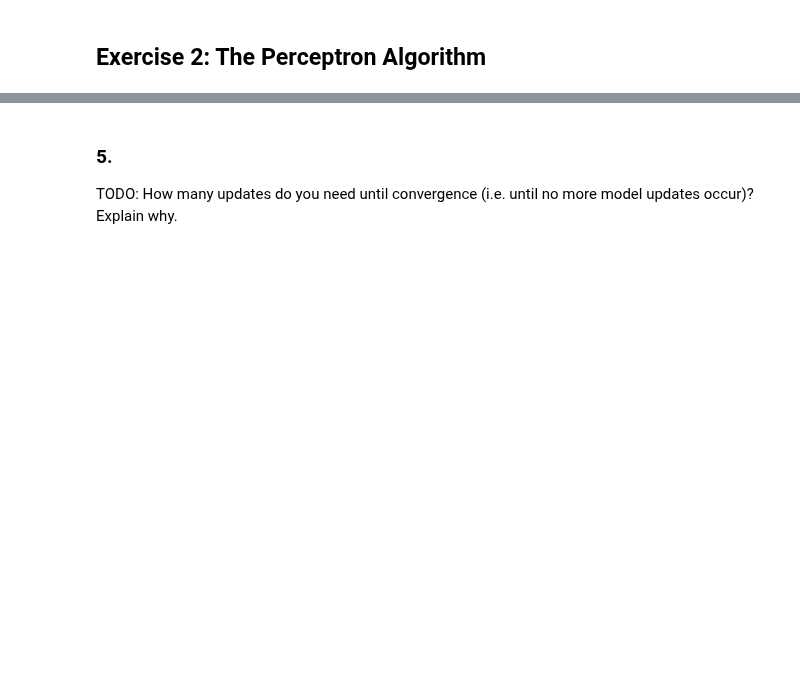
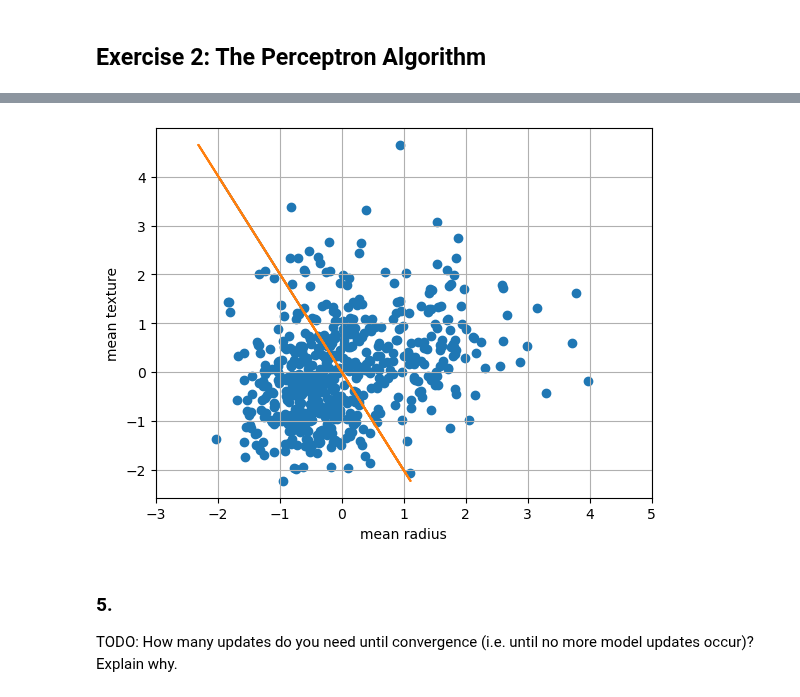
Before and after one commit to emit33/MLE, a Jupyter notebook: sheet01/MLE25_sheet01.ipynb, the cells around one changed output, grey strips where cells are left out. Cells and saved outputs as stored; diff of their text form; code cells hidden in the pictures; blank space fills up the shorter version.

```diff
--- a/sheet01/MLE25_sheet01.ipynb
+++ b/sheet01/MLE25_sheet01.ipynb
@@ -106,3 +145,16 @@ decision_boundaries = perceptron.history[:5] # Get the parameters of the first 5
+# %%
+# Showing evolution visually
+for i in range(len(decision_boundaries)):
+        clear_output(wait=True)
+        plt.plot(Decision_Boundary(decision_boundaries[i][0],decision_boundaries[i][1],X),X)
+        plt.grid(True)
+        plt.xlim(-3,5)
+        plt.scatter(X[:,0],X[:,1])
+        plt.xlabel("mean radius")
+        plt.ylabel("mean texture")
+        plt.show()
+# %% [output]
+[figure, added]
 # %% [markdown]
 ### 5.
 TODO: How many updates do you need until convergence (i.e. until no more model updates
```
Also changed, not shown: parts of 12 cells of this notebook.
